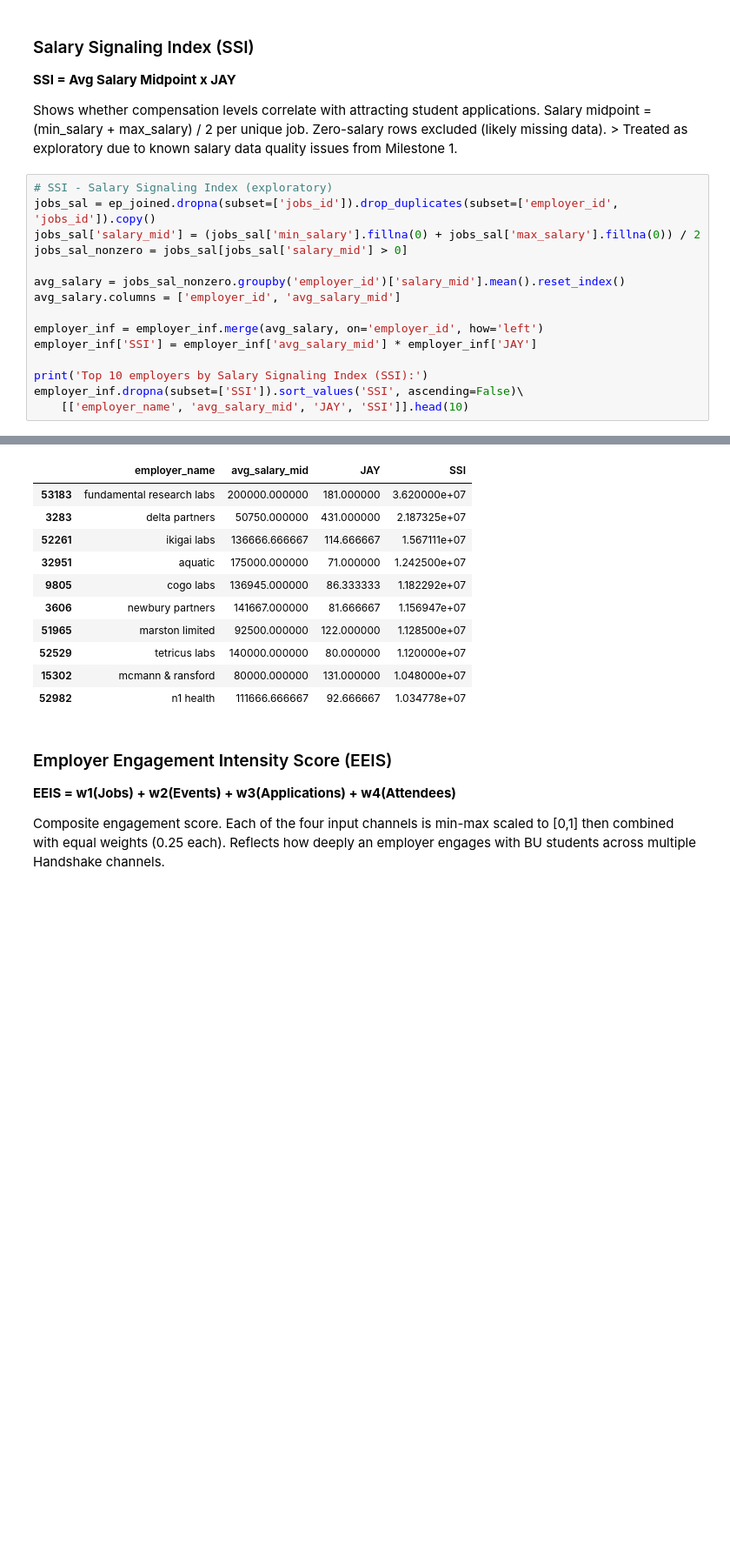
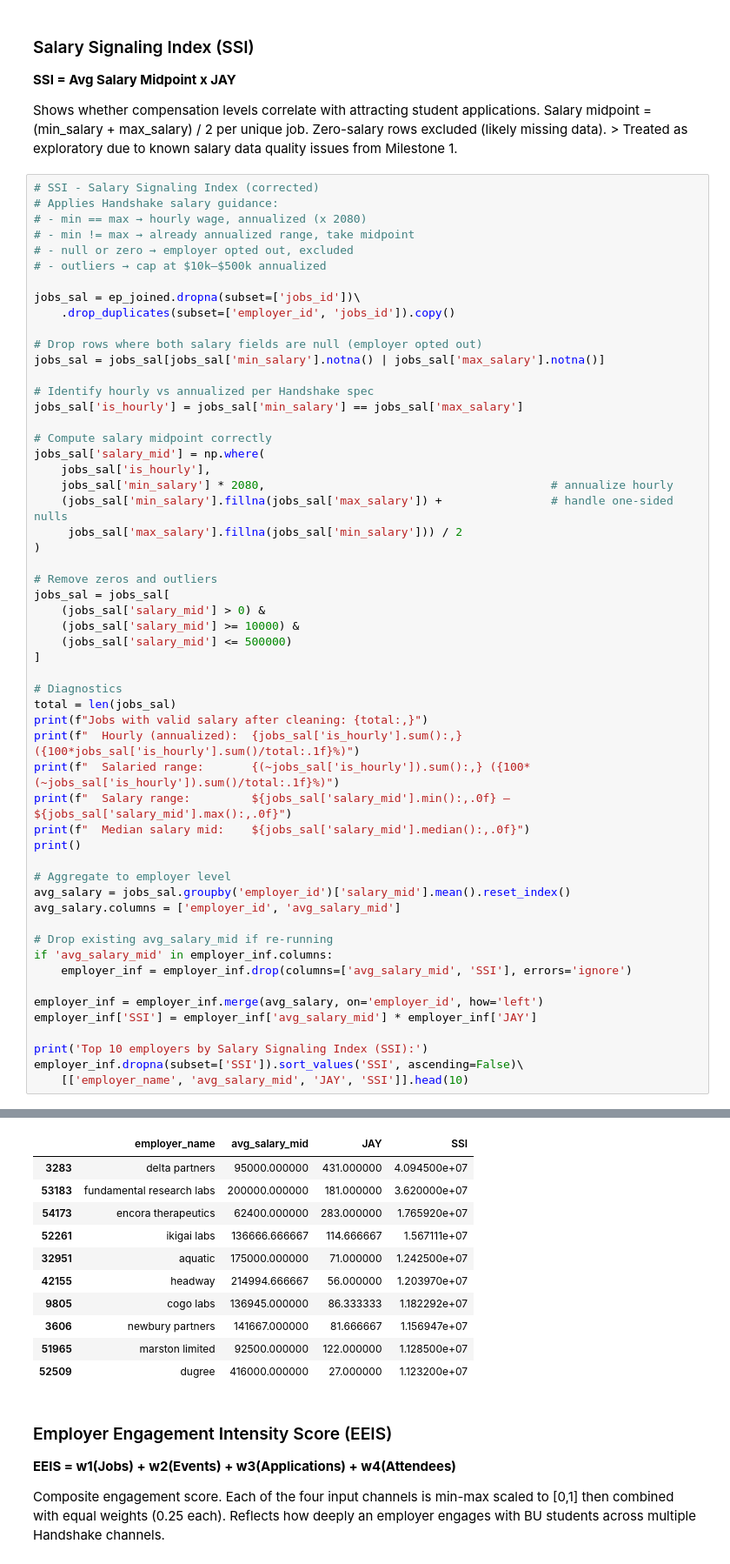
Before and after one commit to BU-Spark/ds-employer-engagement, a Jupyter notebook: ms2_employer_analysis_v3.ipynb, the cells around one changed output, grey strips where cells are left out. Shown at 87% size. Cells and saved outputs as stored; diff of their text form; blank space fills up the shorter version.

```diff
--- a/ms2_employer_analysis_v3.ipynb
+++ b/ms2_employer_analysis_v3.ipynb
@@ -664,13 +726,53 @@ Employers with ACI = 1.0: 6829  (39.3% of employers with applications)
 
 Shows whether compensation levels correlate with attracting student applications. Salary midpoint = (min_salary + max_salary) / 2 per unique job. Zero-salary rows excluded (likely missing data). > Treated as exploratory due to known salary data quality issues from Milestone 1.
 # %%
-# SSI - Salary Signaling Index (exploratory)
-jobs_sal = ep_joined.dropna(subset=['jobs_id']).drop_duplicates(subset=['employer_id', 'jobs_id']).copy()
-jobs_sal['salary_mid'] = (jobs_sal['min_salary'].fillna(0) + jobs_sal['max_salary'].fillna(0)) / 2
-jobs_sal_nonzero = jobs_sal[jobs_sal['salary_mid'] > 0]
+# SSI - Salary Signaling Index (corrected)
+# Applies Handshake salary guidance:
+# - min == max → hourly wage, annualized (x 2080)
+# - min != max → already annualized range, take midpoint
+# - null or zero → employer opted out, excluded
+# - outliers → cap at $10k–$500k annualized
 
-avg_salary = jobs_sal_nonzero.groupby('employer_id')['salary_mid'].mean().reset_index()
+jobs_sal = ep_joined.dropna(subset=['jobs_id'])\
+    .drop_duplicates(subset=['employer_id', 'jobs_id']).copy()
+
+# Drop rows where both salary fields are null (employer opted out)
+jobs_sal = jobs_sal[jobs_sal['min_salary'].notna() | jobs_sal['max_salary'].notna()]
+
+# Identify hourly vs annualized per Handshake spec
+jobs_sal['is_hourly'] = jobs_sal['min_salary'] == jobs_sal['max_salary']
+
+# Compute salary midpoint correctly
+jobs_sal['salary_mid'] = np.where(
+    jobs_sal['is_hourly'],
+    jobs_sal['min_salary'] * 2080,                                          # annualize hourly
+    (jobs_sal['min_salary'].fillna(jobs_sal['max_salary']) +                # handle one-sided nulls
+     jobs_sal['max_salary'].fillna(jobs_sal['min_salary'])) / 2
+)
+
+# Remove zeros and outliers
+jobs_sal = jobs_sal[
+    (jobs_sal['salary_mid'] > 0) &
+    (jobs_sal['salary_mid'] >= 10000) &
+    (jobs_sal['salary_mid'] <= 500000)
+]
+
+# Diagnostics
+total = len(jobs_sal)
+print(f"Jobs with valid salary after cleaning: {total:,}")
+print(f"  Hourly (annualized):  {jobs_sal['is_hourly'].sum():,} ({100*jobs_sal['is_hourly'].sum()/total:.1f}%)")
+print(f"  Salaried range:       {(~jobs_sal['is_hourly']).sum():,} ({100*(~jobs_sal['is_hourly']).sum()/total:.1f}%)")
+print(f"  Salary range:         ${jobs_sal['salary_mid'].min():,.0f} – ${jobs_sal['salary_mid'].max():,.0f}")
+print(f"  Median salary mid:    ${jobs_sal['salary_mid'].median():,.0f}")
+print()
+
+# Aggregate to employer level
+avg_salary = jobs_sal.groupby('employer_id')['salary_mid'].mean().reset_index()
 avg_salary.columns = ['employer_id', 'avg_salary_mid']
+
+# Drop existing avg_salary_mid if re-running
+if 'avg_salary_mid' in employer_inf.columns:
+    employer_inf = employer_inf.drop(columns=['avg_salary_mid', 'SSI'], errors='ignore')
 
 employer_inf = employer_inf.merge(avg_salary, on='employer_id', how='left')
 employer_inf['SSI'] = employer_inf['avg_salary_mid'] * employer_inf['JAY']
@@ -682,15 +790,15 @@ employer_inf.dropna(subset=['SSI']).sort_values('SSI', ascending=False)\
 Top 10 employers by Salary Signaling Index (SSI):
 |  | employer_name | avg_salary_mid | JAY | SSI |
+| 3283 | delta partners | 95000.000000 | 431.000000 | 4.094500e+07 |
 | 53183 | fundamental research labs | 200000.000000 | 181.000000 | 3.620000e+07 |
-| 3283 | delta partners | 50750.000000 | 431.000000 | 2.187325e+07 |
+| 54173 | encora therapeutics | 62400.000000 | 283.000000 | 1.765920e+07 |
 | 52261 | ikigai labs | 136666.666667 | 114.666667 | 1.567111e+07 |
 | 32951 | aquatic | 175000.000000 | 71.000000 | 1.242500e+07 |
+| 42155 | headway | 214994.666667 | 56.000000 | 1.203970e+07 |
 | 9805 | cogo labs | 136945.000000 | 86.333333 | 1.182292e+07 |
 | 3606 | newbury partners | 141667.000000 | 81.666667 | 1.156947e+07 |
 | 51965 | marston limited | 92500.000000 | 122.000000 | 1.128500e+07 |
-| 52529 | tetricus labs | 140000.000000 | 80.000000 | 1.120000e+07 |
-| 15302 | mcmann & ransford | 80000.000000 | 131.000000 | 1.048000e+07 |
-| 52982 | n1 health | 111666.666667 | 92.666667 | 1.034778e+07 |
+| 52509 | dugree | 416000.000000 | 27.000000 | 1.123200e+07 |
 # %% [markdown]
 ### Employer Engagement Intensity Score (EEIS)
 **EEIS = w1(Jobs) + w2(Events) + w3(Applications) + w4(Attendees)**
```
Also changed, not shown: parts of 2 cells of this notebook.
